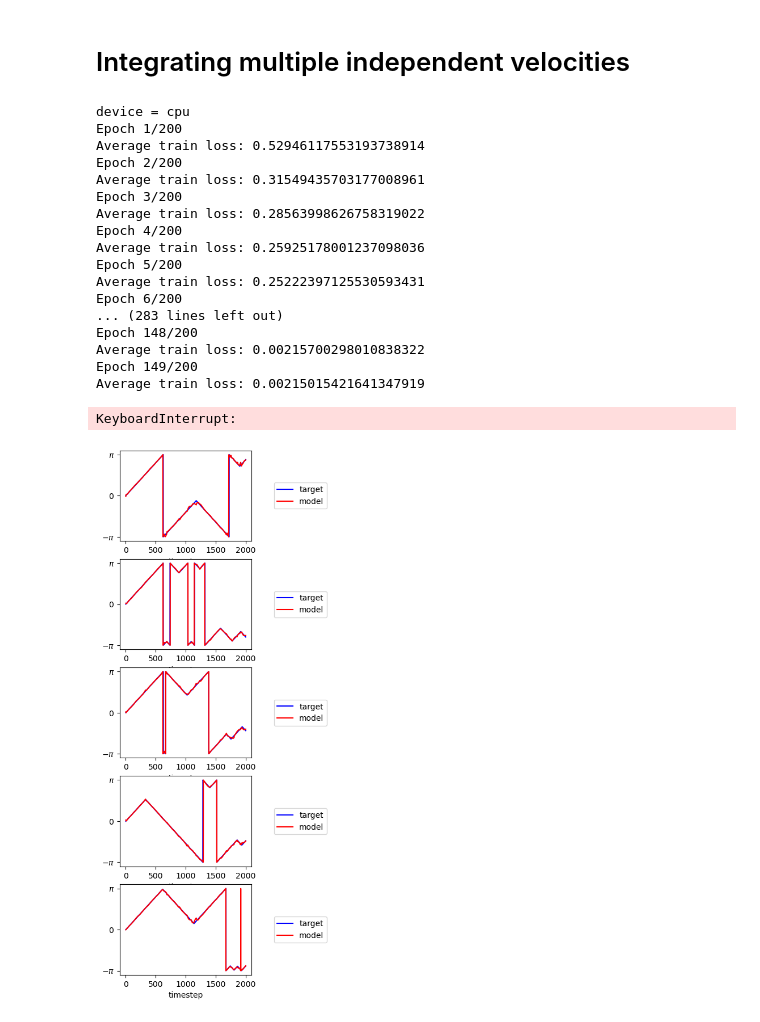
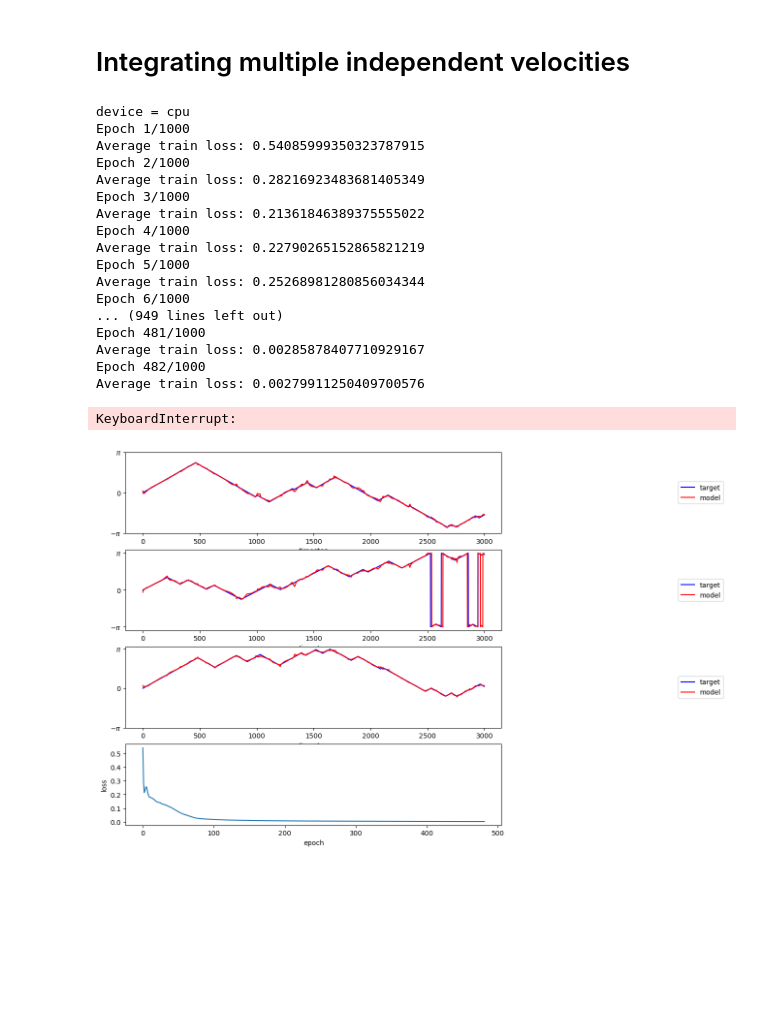
Before and after one commit to alexnegron/modular-dynamics, a Jupyter notebook: notebooks/modular_dynamics_rnn_independent_velocities_experiments.ipynb, the cells around one changed output. Cells and saved outputs as stored; diff of their text form; code cells hidden in the pictures; blank space fills up the shorter version.

```diff
--- a/notebooks/modular_dynamics_rnn_independent_velocities_experiments.ipynb
+++ b/notebooks/modular_dynamics_rnn_independent_velocities_experiments.ipynb
@@ -306,7 +303,8 @@ KeyboardInterrupt:
 # %%
 fig, ax = plt.subplots(1, 2, figsize=(8, 3))
-targets_to_plot = targets[0, :, :]
-x = torch.Tensor(inputs[0, :, :]).unsqueeze(1)
+sample_idx = 3
+targets_to_plot = targets[sample_idx, :, :]
+x = torch.Tensor(inputs[sample_idx, :, :]).unsqueeze(1)
 
 # forward pass
 outputs, acts = net(x)
@@ -316,7 +314,7 @@ ax[0].plot(losses)
 ax[0].set_xlabel('epoch')
 ax[0].set_ylabel('loss') # set y label
 
-ax[1].plot(range(targets.shape[1]), np.arctan2(targets[0, :, 1], targets[0, :, 0]), label='target', color='blue')
+ax[1].plot(range(targets.shape[1]), np.arctan2(targets[sample_idx, :, 1], targets[sample_idx, :, 0]), label='target', color='blue')
 ax[1].plot(range(targets.shape[1]), np.arctan2(output_arr.squeeze(1)[:, 1], output_arr.squeeze(1)[:, 0]), label='model', color='red')
 ax[1].set_xlabel('timestep') # set x label
 ax[1].set_ylabel('direction (rad)') # set y label
@@ -564,12 +362,13 @@ plt.show()
 # %%
 # training data generation
 from tasks.independent_integration_task import generate_dataset
-from src.multimodular_rnn import MultiModRNN, RingModule
+from src.multi_ring_modular_rnn import MultiModRNN, RingModule
+from torch.utils.data import TensorDataset, DataLoader
 
 num_samples = 1
-num_trajectories = 5
-num_timesteps = 2000
-num_flips = 8
+num_trajectories = 3
+num_timesteps = 3000
+flip_rate = 1e-2
 # omega_process = 'constant'
 omega_process = 'binary'
 omega_value = 0.5
@@ -581,13 +380,13 @@ inputs, targets = generate_dataset(num_samples,
                                    num_trajectories,
                                    trajectory_type=omega_process,
                                    dt=dt,
-                                   num_flips=num_flips,
+                                   flip_rate=flip_rate,
                                    omega_value=omega_value,
                                    include_initial_position=False
                                    )
 
+
 # initialize the network
-
 torch.set_default_tensor_type(torch.DoubleTensor)
 device = 'cuda' if torch.cuda.is_available() else 'cpu'
 print(f'device = {device}')
@@ -599,7 +398,7 @@ nNeurons=100
 
 net = MultiModRNN(input_size,
              output_size,
-             n_modules=  num_trajectories,
+             n_modules=num_trajectories,
              device=device,
              nNeurons=nNeurons,
              nBumps=1,
@@ -621,12 +420,12 @@ net = MultiModRNN(input_size,
 criterion = torch.nn.MSELoss()
 learning_rate = 5e-3
 optimizer = torch.optim.Adam(net.parameters(), lr=learning_rate, weight_decay=1e-6)
-num_epochs = 200
+num_epochs = 1000
 clip_value = 2 # Define the gradient clip value
 
 losses = []
 perfs = []
-hidden_activity = torch.zeros((num_epochs, num_samples, num_timesteps, 2*nNeurons)) # store hidden activity
+# hidden_activity = torch.zeros((num_epochs, num_samples, num_timesteps, 2*nNeurons)) # store hidden activity
 
 for epoch in range(num_epochs):
     running_loss = 0.0
@@ -665,40 +464,45 @@ for epoch in range(num_epochs):
         break
 # %% [output]
 device = cpu
-Epoch 1/200
-Average train loss: 0.52946117553193738914
-Epoch 2/200
-Average train loss: 0.31549435703177008961
-Epoch 3/200
-Average train loss: 0.28563998626758319022
-Epoch 4/200
-Average train loss: 0.25925178001237098036
-Epoch 5/200
-Average train loss: 0.25222397125530593431
-Epoch 6/200
-... (283 lines left out)
-Epoch 148/200
-Average train loss: 0.00215700298010838322
-Epoch 149/200
-Average train loss: 0.00215015421641347919
+Epoch 1/1000
+Average train loss: 0.54085999350323787915
+Epoch 2/1000
+Average train loss: 0.28216923483681405349
+Epoch 3/1000
+Average train loss: 0.21361846389375555022
+Epoch 4/1000
+Average train loss: 0.22790265152865821219
+Epoch 5/1000
+Average train loss: 0.25268981280856034344
+Epoch 6/1000
+... (949 lines left out)
+Epoch 481/1000
+Average train loss: 0.00285878407710929167
+Epoch 482/1000
+Average train loss: 0.00279911250409700576
 KeyboardInterrupt:
 # %%
-fig, ax = plt.subplots(num_trajectories, 1, figsize=(3, 12))
-targets_to_plot = targets[0, :, :]
-x = torch.Tensor(inputs[0, :, :]).unsqueeze(1)
+fig, ax = plt.subplots(1 + num_trajectories, 1, figsize=(10,10))
+sample_idx = 0
+targets_to_plot = targets[sample_idx, :, :]
+x = torch.Tensor(inputs[sample_idx, :, :]).unsqueeze(1)
 
 # forward pass
 outputs, _ = net(x)
 output_arr = outputs.detach().cpu().numpy()
 
+ax[-1].plot(losses)
+ax[-1].set_xlabel('epoch')
+ax[-1].set_ylabel('loss') # set y label
 
-for i in range(num_trajectories):
-    ax[i].plot(range(targets.shape[1]), np.arctan2(targets[0, :, 2*i+1], targets[0, :, 2*i]), label='target', color='blue')
+
+for i in range(0, num_trajectories):
+    ax[i].plot(range(targets.shape[1]), np.arctan2(targets[sample_idx, :, 2*i+1], targets[sample_idx, :, 2*i]), label='target', color='blue')
     ax[i].plot(range(targets.shape[1]), np.arctan2(output_arr.squeeze(1)[:, 2*i+1], output_arr.squeeze(1)[:, 2*i]), label='model', color='red')
     ax[i].set_xlabel('timestep') # set x label
     ax[i].set_yticks(np.linspace(-np.pi, np.pi, 3), [r'$-\pi$', r'$0$', r'$\pi$'])
     ax[i].legend(loc='center right', bbox_to_anchor=(1.6, 0.5))
 
 plt.show()
 # %% [output]
-[figure, old version]
+[figure, new version]
```
Also changed, not shown: parts of 24 cells of this notebook, 5 other files.
